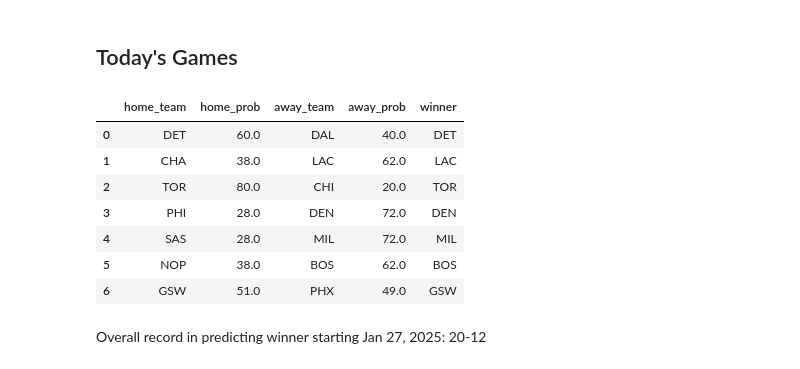
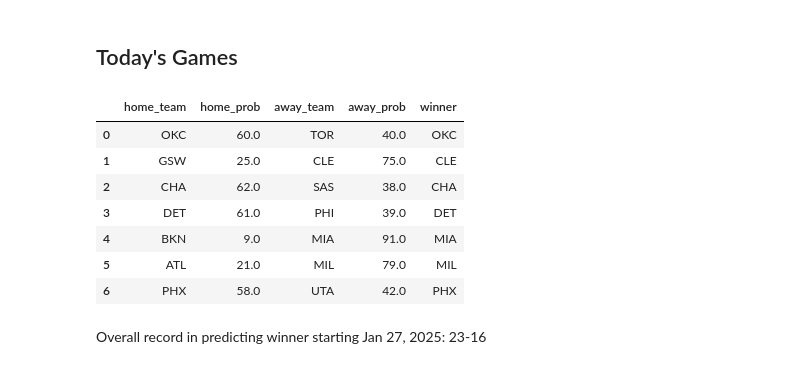
Before and after one commit to SehejGit/nba-win-predictions, a Jupyter notebook: win-probability.ipynb, the cells around one changed output. Cells and saved outputs as stored; diff of their text form; code cells hidden in the pictures.

```diff
--- a/win-probability.ipynb
+++ b/win-probability.ipynb
@@ -388,18 +388,18 @@ todays_games
 # %% [markdown]
 ## Today's Games
 # %%
-home_teams = ['DET', 'CHA', 'TOR', 'PHI', 'SAS', 'NOP', 'GSW']
-away_teams = ['DAL', 'LAC', 'CHI', 'DEN', 'MIL', 'BOS', 'PHX']
+home_teams = ['OKC', 'GSW', 'CHA', 'DET', 'BKN', 'ATL', 'PHX']
+away_teams = ['TOR', 'CLE', 'SAS', 'PHI', 'MIA', 'MIL', 'UTA']
 outcomes = predict_games(home_teams, away_teams, games, model, scaler)
 outcomes
 # %% [output]
 |  | home_team | home_prob | away_team | away_prob | winner |
-| 0 | DET | 60.0 | DAL | 40.0 | DET |
-| 1 | CHA | 38.0 | LAC | 62.0 | LAC |
-| 2 | TOR | 80.0 | CHI | 20.0 | TOR |
-| 3 | PHI | 28.0 | DEN | 72.0 | DEN |
-| 4 | SAS | 28.0 | MIL | 72.0 | MIL |
-| 5 | NOP | 38.0 | BOS | 62.0 | BOS |
-| 6 | GSW | 51.0 | PHX | 49.0 | GSW |
+| 0 | OKC | 60.0 | TOR | 40.0 | OKC |
+| 1 | GSW | 25.0 | CLE | 75.0 | CLE |
+| 2 | CHA | 62.0 | SAS | 38.0 | CHA |
+| 3 | DET | 61.0 | PHI | 39.0 | DET |
+| 4 | BKN | 9.0 | MIA | 91.0 | MIA |
+| 5 | ATL | 21.0 | MIL | 79.0 | MIL |
+| 6 | PHX | 58.0 | UTA | 42.0 | PHX |
 # %% [markdown]
-Overall record in predicting winner starting Jan 27, 2025: 20-12
+Overall record in predicting winner starting Jan 27, 2025: 23-16
```
